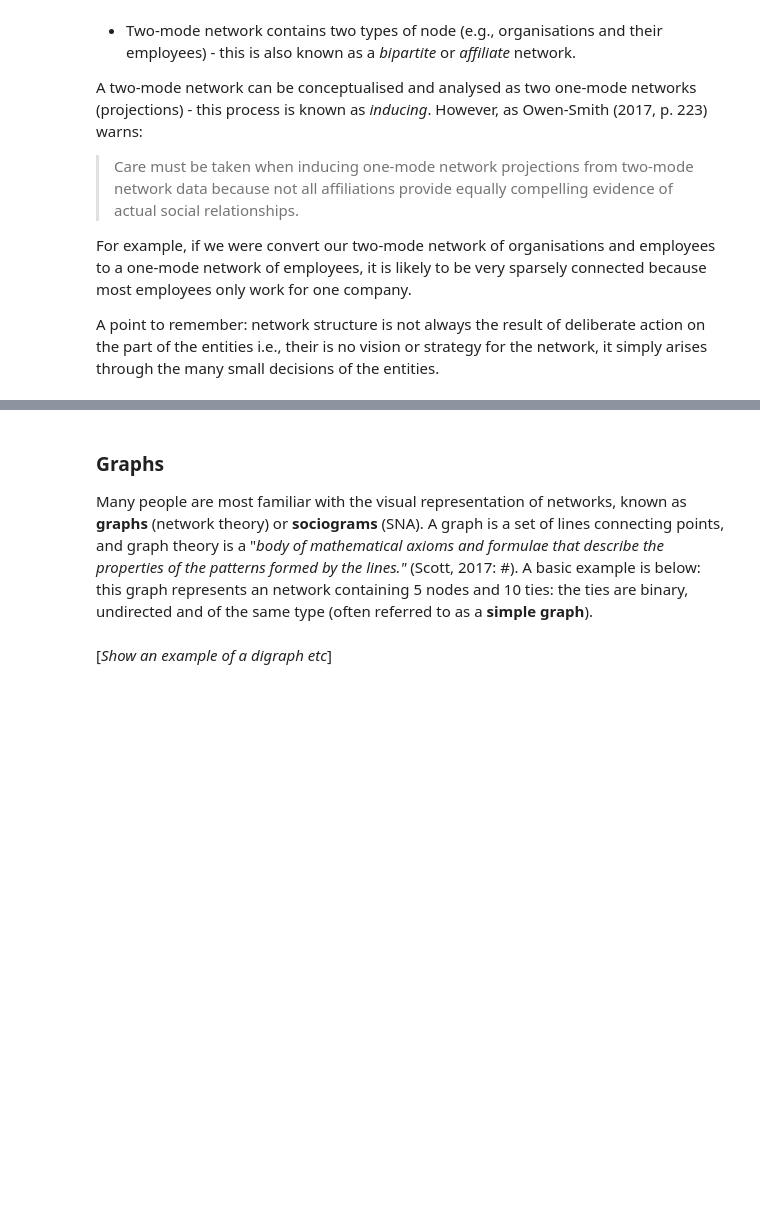
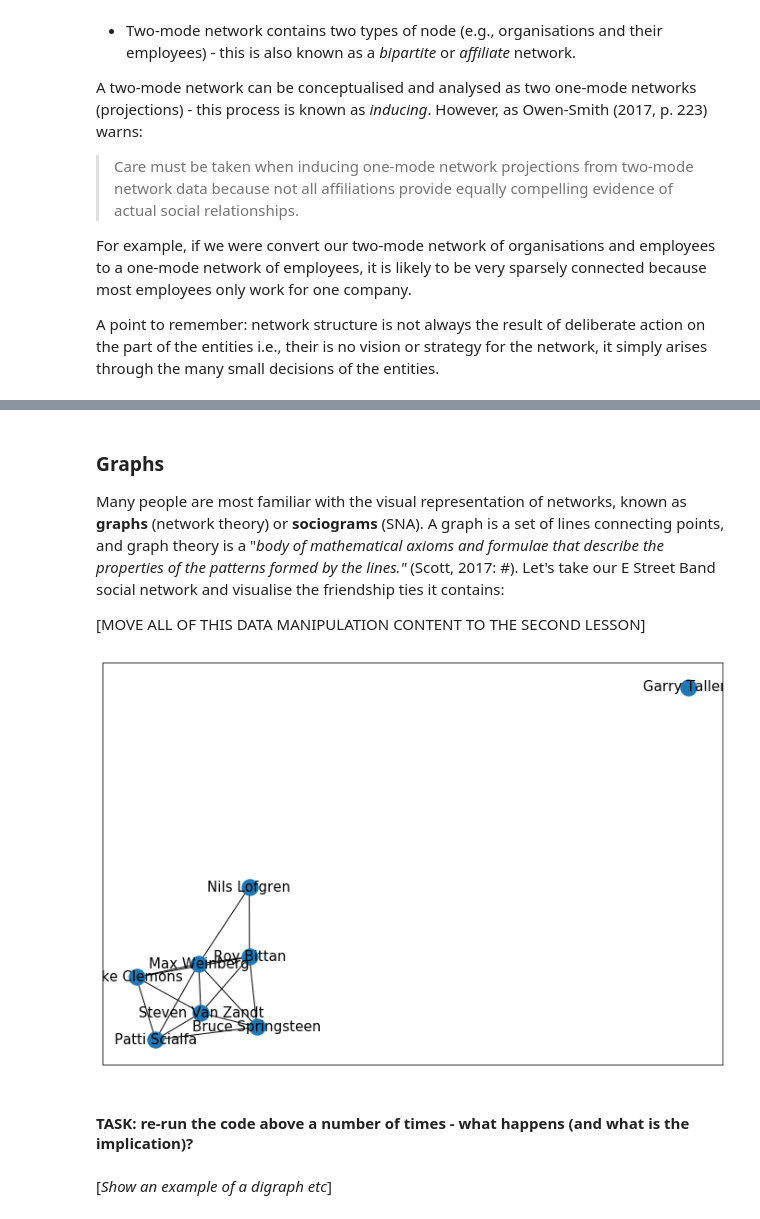
Before and after one commit to UKDataServiceOpen/social-network-analysis, a Jupyter notebook: code/ukds-sna-fundamentals-2020-09-01.ipynb, the cells around one changed output, grey strips where cells are left out. Cells and saved outputs as stored; diff of their text form; code cells hidden in the pictures; blank space fills up the shorter version.

```diff
--- a/code/ukds-sna-fundamentals-2020-09-01.ipynb
+++ b/code/ukds-sna-fundamentals-2020-09-01.ipynb
@@ -214,0 +257,6 @@ Networks can be represented using two main, complementary methods:
+# %%
+estreet = pd.read_csv("./data/e-street-band-members-2020-08-18.csv", index_col = 0)
+pd.options.display.float_format = '{:,.0f}'.format # change display of decimal numbers
+
+print(estreet.shape)
+estreet # view data set
@@ -215,4 +302,6 @@ Networks can be represented using two main, complementary methods:
 # %% [markdown]
 ### Graphs
 
-Many people are most familiar with the visual representation of networks, known as **graphs** (network theory) or **sociograms** (SNA). A graph is a set of lines connecting points, and graph theory is a "*body of mathematical axioms and formulae that describe the properties of the patterns formed by the lines."* (Scott, 2017: #). A basic example is below: this graph represents an network containing 5 nodes and 10 ties: the ties are binary, undirected and of the same type (often referred to as a **simple graph**).
+Many people are most familiar with the visual representation of networks, known as **graphs** (network theory) or **sociograms** (SNA). A graph is a set of lines connecting points, and graph theory is a "*body of mathematical axioms and formulae that describe the properties of the patterns formed by the lines."* (Scott, 2017: #). Let's take our E Street Band social network and visualise the friendship ties it contains:
+
+[MOVE ALL OF THIS DATA MANIPULATION CONTENT TO THE SECOND LESSON]
@@ -221,3 +308,20 @@ Many people are most familiar with the visual representation of networks, known
+# %%
+import networkx as nx
+import matplotlib.pyplot as plt
+
+#estreet_el = estreet.stack().reset_index() # convert to edgelist
+#estreet_el = estreet_el[estreet_el[0]==1] # keep pairs of charities that are connected
+#estreet_el = estreet_el.drop(0, axis=1)
+#estreet_el.rename(columns = {"level_0": "source", "level_1": "target"}, inplace = True)
+#edgelist = estreet_el[pd.DataFrame(np.sort(estreet_el[['source','target']].values,1)).duplicated().values]
+egraph = nx.from_pandas_adjacency(estreet)
+
+plt.figure(3, figsize=(12,8))
+nx.draw_networkx(egraph, node_size=300,font_size=15, with_labels=True)
+# %% [output]
+[figure, added]
+# %% [markdown]
+#### TASK: re-run the code above a number of times - what happens (and what is the implication)?
 # %% [markdown]
 [*Show an example of a digraph etc*]
 # %% [markdown]
```
Also changed, not shown: parts of 20 cells of this notebook.
